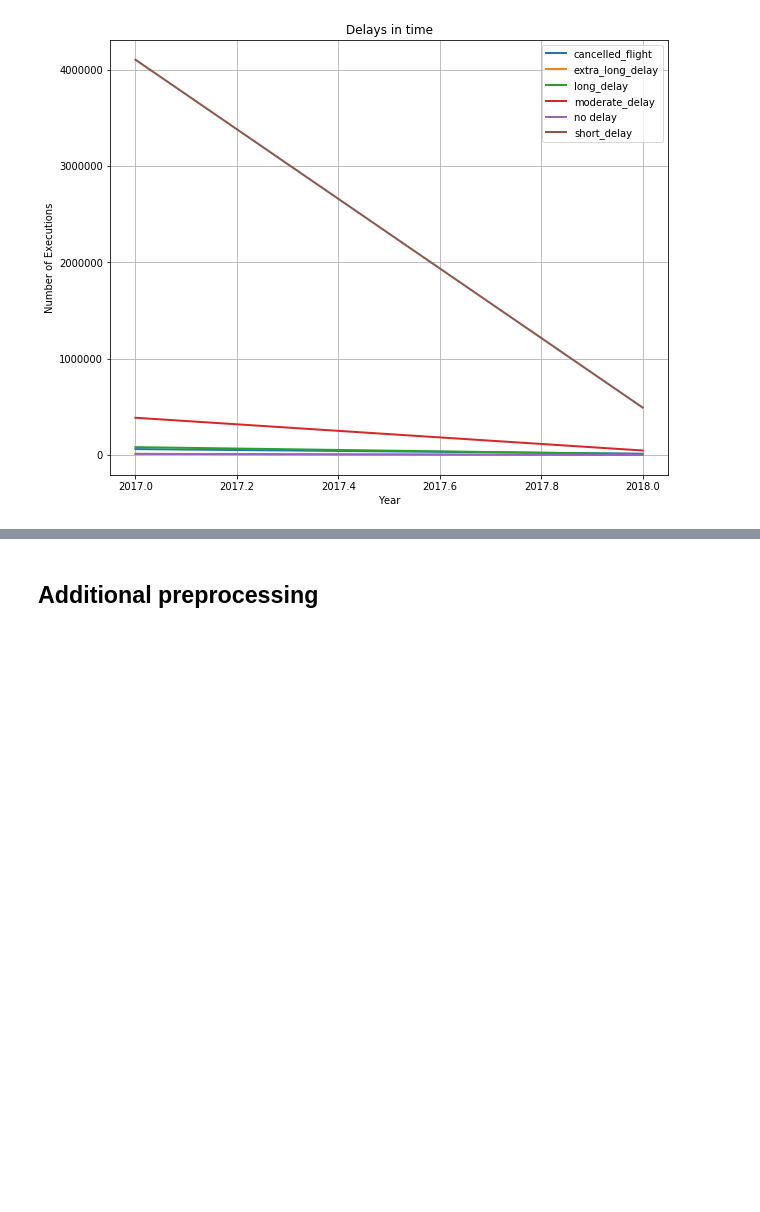
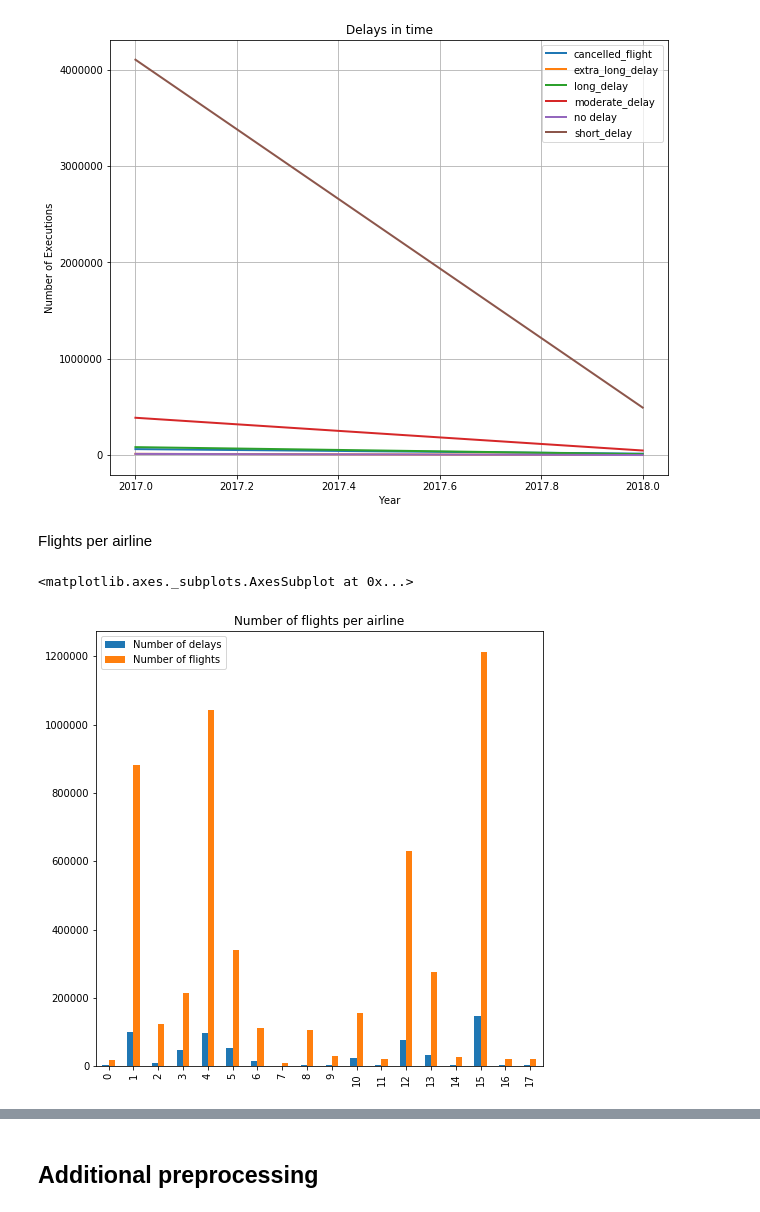
Before and after one commit to iamdeowanshi/257, a Jupyter notebook: FinalProject.ipynb, the cells around one changed output, grey strips where cells are left out. Saved outputs shown, nothing was run; the diff lists cells and outputs as text; code cells hidden in the pictures; blank space fills up the shorter version.

```diff
--- a/FinalProject.ipynb
+++ b/FinalProject.ipynb
@@ -424,3 +424,17 @@ plt.title('Delays in time')
 Text(0.5,1,'Delays in time')
 <matplotlib.figure.Figure at 0x...>
 [figure]
+# %% [markdown]
+Flights per airline
+# %%
+airlines_group = data[['status', 'carrier']]
+airlines_group_num = airlines_group.groupby(['carrier']).size()
+airlines_group = data[['status', 'carrier']]
+airlines_group = airlines_group[(airlines_group['status'] != 'no delay') & (airlines_group['status'] != 'short_delay')]
+airlines_group_delays_num = airlines_group.groupby(['carrier']).size()
+delay_info = pd.DataFrame({'Name': np.unique(airlines_group.carrier.values), 'Number of flights': airlines_group_num.values, 'Number of delays': airlines_group_delays_num.values})
+# %%
+delay_info.plot(kind='bar', figsize=(8, 8), title = 'Number of flights per airline')
+# %% [output]
+<matplotlib.axes._subplots.AxesSubplot at 0x...>
+[figure, added]
```
Also changed, not shown: parts of 13 cells of this notebook.
